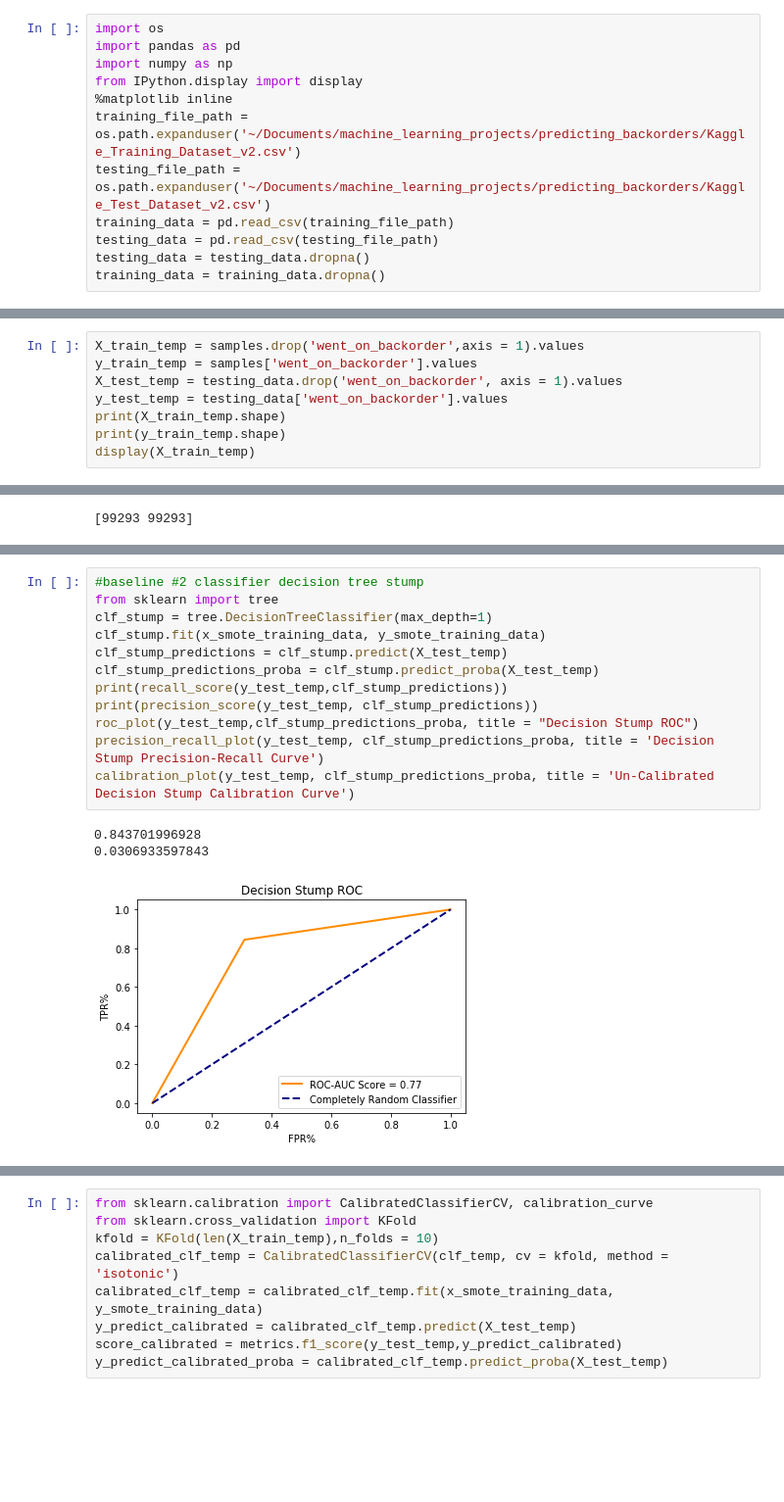
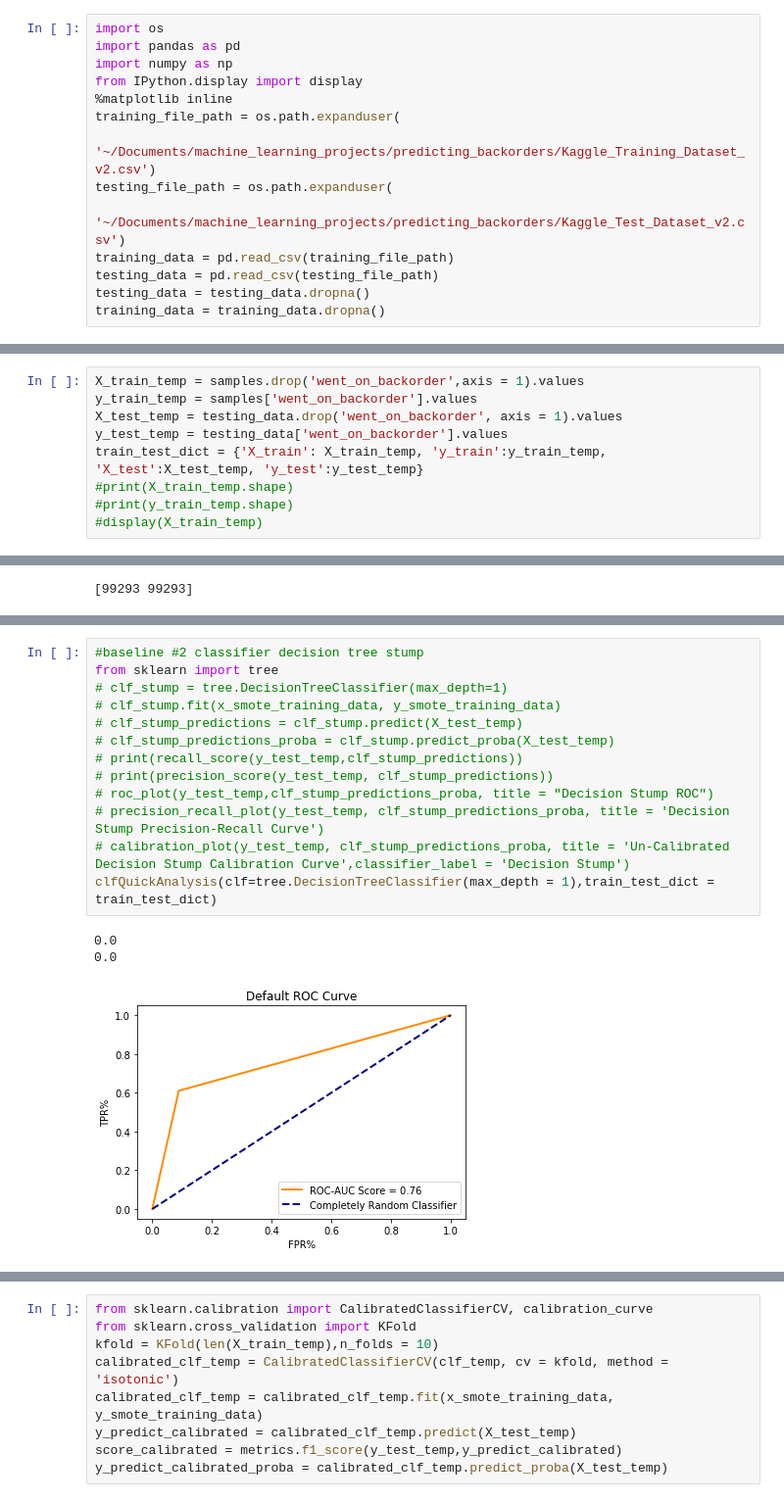
Before and after one commit to JamesKhoaNguyen/predicting_backorders, a Jupyter notebook: product_backorders.ipynb, the cells around one changed output, grey strips where cells are left out. Shown at 98% size. Saved outputs shown, nothing was run; the diff lists cells and outputs as text; blank space fills up the shorter version.

Commit message:
feat:created function to automate clf analysis

```diff
--- a/product_backorders.ipynb
+++ b/product_backorders.ipynb
@@ -4,8 +4,10 @@ import pandas as pd
 import numpy as np
 from IPython.display import display
 %matplotlib inline
-training_file_path = os.path.expanduser('~/Documents/machine_learning_projects/predicting_backorders/Kaggle_Training_Dataset_v2.csv')
-testing_file_path = os.path.expanduser('~/Documents/machine_learning_projects/predicting_backorders/Kaggle_Test_Dataset_v2.csv')
+training_file_path = os.path.expanduser(
+    '~/Documents/machine_learning_projects/predicting_backorders/Kaggle_Training_Dataset_v2.csv')
+testing_file_path = os.path.expanduser(
+    '~/Documents/machine_learning_projects/predicting_backorders/Kaggle_Test_Dataset_v2.csv')
 training_data = pd.read_csv(training_file_path)
 testing_data = pd.read_csv(testing_file_path)
 testing_data = testing_data.dropna()
@@ -153,6 +235,7 @@ X_train_temp = samples.drop('went_on_backorder',axis = 1).values
 y_train_temp = samples['went_on_backorder'].values
 X_test_temp = testing_data.drop('went_on_backorder', axis = 1).values
 y_test_temp = testing_data['went_on_backorder'].values
-print(X_train_temp.shape)
-print(y_train_temp.shape)
-display(X_train_temp)
+train_test_dict = {'X_train': X_train_temp, 'y_train':y_train_temp, 'X_test':X_test_temp, 'y_test':y_test_temp}
+#print(X_train_temp.shape)
+#print(y_train_temp.shape)
+#display(X_train_temp)
@@ -195,16 +272,17 @@ print clf_dummy_precision
 # %%
 #baseline #2 classifier decision tree stump
 from sklearn import tree
-clf_stump = tree.DecisionTreeClassifier(max_depth=1)
-clf_stump.fit(x_smote_training_data, y_smote_training_data)
-clf_stump_predictions = clf_stump.predict(X_test_temp)
-clf_stump_predictions_proba = clf_stump.predict_proba(X_test_temp)
-print(recall_score(y_test_temp,clf_stump_predictions))
-print(precision_score(y_test_temp, clf_stump_predictions))
-roc_plot(y_test_temp,clf_stump_predictions_proba, title = "Decision Stump ROC")
-precision_recall_plot(y_test_temp, clf_stump_predictions_proba, title = 'Decision Stump Precision-Recall Curve')
-calibration_plot(y_test_temp, clf_stump_predictions_proba, title = 'Un-Calibrated Decision Stump Calibration Curve')
+# clf_stump = tree.DecisionTreeClassifier(max_depth=1)
+# clf_stump.fit(x_smote_training_data, y_smote_training_data)
+# clf_stump_predictions = clf_stump.predict(X_test_temp)
+# clf_stump_predictions_proba = clf_stump.predict_proba(X_test_temp)
+# print(recall_score(y_test_temp,clf_stump_predictions))
+# print(precision_score(y_test_temp, clf_stump_predictions))
+# roc_plot(y_test_temp,clf_stump_predictions_proba, title = "Decision Stump ROC")
+# precision_recall_plot(y_test_temp, clf_stump_predictions_proba, title = 'Decision Stump Precision-Recall Curve')
+# calibration_plot(y_test_temp, clf_stump_predictions_proba, title = 'Un-Calibrated Decision Stump Calibration Curve',classifier_label = 'Decision Stump')
+clfQuickAnalysis(clf=tree.DecisionTreeClassifier(max_depth = 1),train_test_dict = train_test_dict)
 # %% [output]
-0.843701996928
-0.0306933597843
+0.0
+0.0
-[figure, old version]
+[figure, new version]
```
Also changed, not shown: parts of 15 cells of this notebook.
